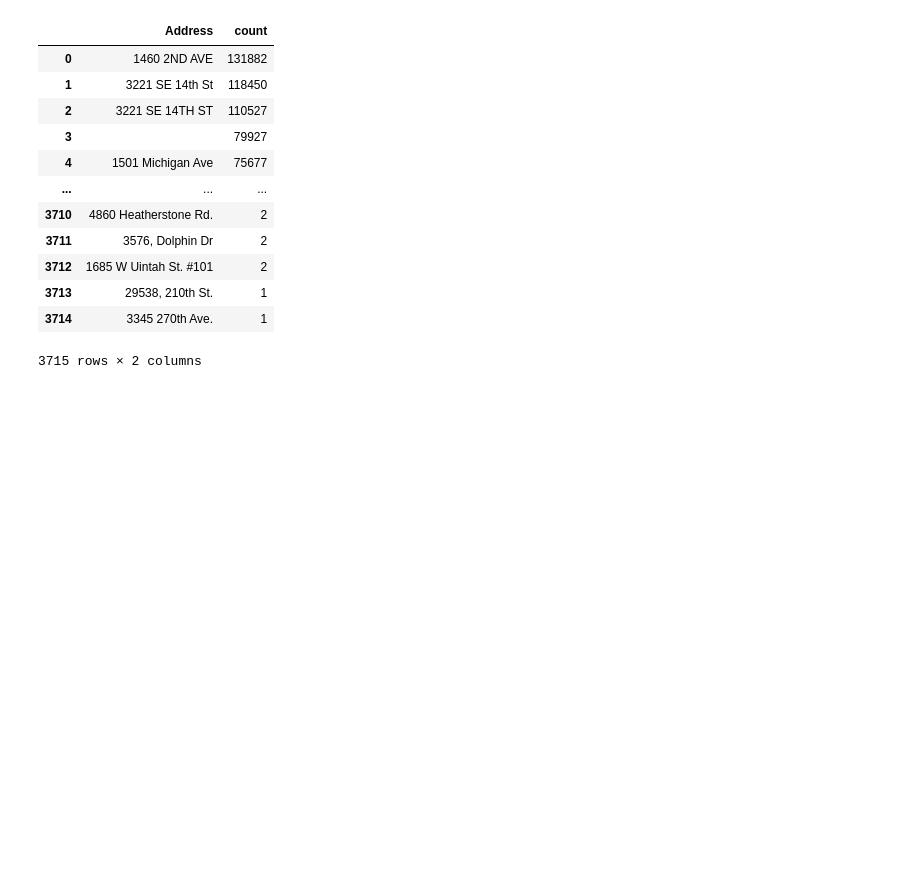
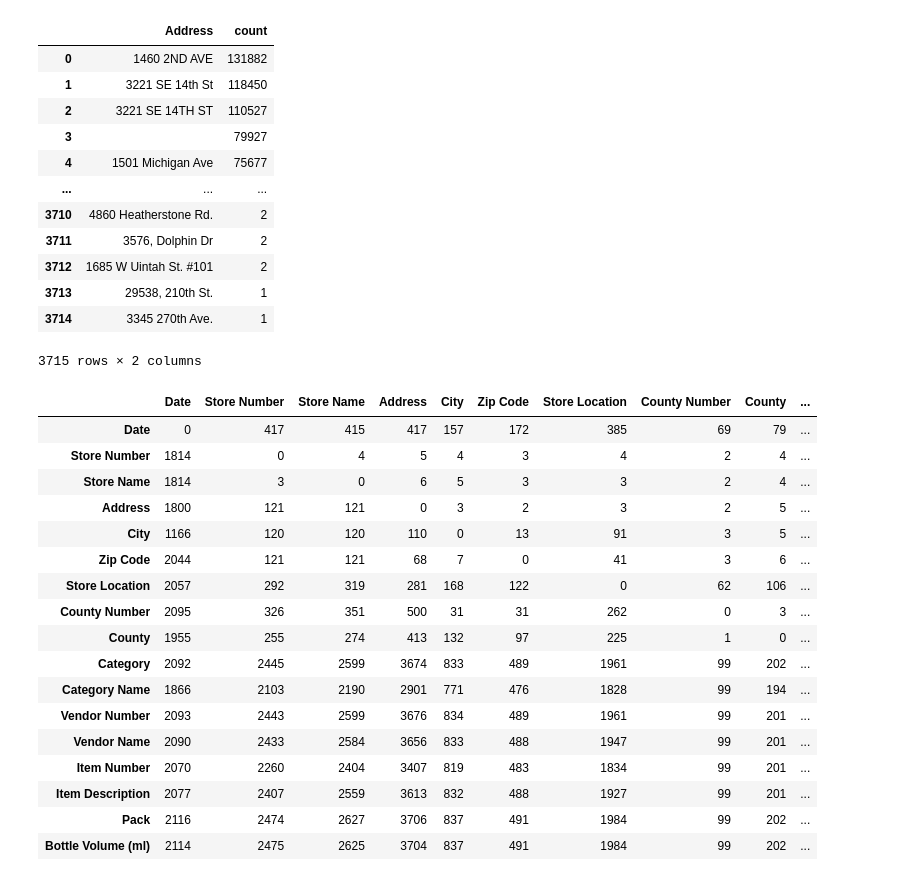
Before and after one commit to dpetz/sales, a Jupyter notebook: liquor.ipynb, the cells around one changed output. Drawn from its saved outputs; the diff is of its cells as text; code cells hidden in the pictures; blank space fills up the shorter version.

```diff
--- a/liquor.ipynb
+++ b/liquor.ipynb
@@ -161,3 +156,25 @@ address_counts
 | 3713 | 29538, 210th St. | 1 |
 | 3714 | 3345 270th Ave. | 1 |
 3715 rows × 2 columns
+# %%
+from sales_util import read_liquor_csv, infer_relation_cardinalities
+infer_relation_cardinalities(df)
+# %% [output]
+|  | Date | Store Number | Store Name | Address | City | Zip Code | Store Location | County Number | County | ... |
+| Date | 0 | 417 | 415 | 417 | 157 | 172 | 385 | 69 | 79 | ... |
+| Store Number | 1814 | 0 | 4 | 5 | 4 | 3 | 4 | 2 | 4 | ... |
+| Store Name | 1814 | 3 | 0 | 6 | 5 | 3 | 3 | 2 | 4 | ... |
+| Address | 1800 | 121 | 121 | 0 | 3 | 2 | 3 | 2 | 5 | ... |
+| City | 1166 | 120 | 120 | 110 | 0 | 13 | 91 | 3 | 5 | ... |
+| Zip Code | 2044 | 121 | 121 | 68 | 7 | 0 | 41 | 3 | 6 | ... |
+| Store Location | 2057 | 292 | 319 | 281 | 168 | 122 | 0 | 62 | 106 | ... |
+| County Number | 2095 | 326 | 351 | 500 | 31 | 31 | 262 | 0 | 3 | ... |
+| County | 1955 | 255 | 274 | 413 | 132 | 97 | 225 | 1 | 0 | ... |
+| Category | 2092 | 2445 | 2599 | 3674 | 833 | 489 | 1961 | 99 | 202 | ... |
+| Category Name | 1866 | 2103 | 2190 | 2901 | 771 | 476 | 1828 | 99 | 194 | ... |
+| Vendor Number | 2093 | 2443 | 2599 | 3676 | 834 | 489 | 1961 | 99 | 201 | ... |
+| Vendor Name | 2090 | 2433 | 2584 | 3656 | 833 | 488 | 1947 | 99 | 201 | ... |
+| Item Number | 2070 | 2260 | 2404 | 3407 | 819 | 483 | 1834 | 99 | 201 | ... |
+| Item Description | 2077 | 2407 | 2559 | 3613 | 832 | 488 | 1927 | 99 | 201 | ... |
+| Pack | 2116 | 2474 | 2627 | 3706 | 837 | 491 | 1984 | 99 | 202 | ... |
+| Bottle Volume (ml) | 2114 | 2475 | 2625 | 3704 | 837 | 491 | 1984 | 99 | 202 | ... |
```
Also changed, not shown: parts of 8 cells of this notebook, 3 other files.
